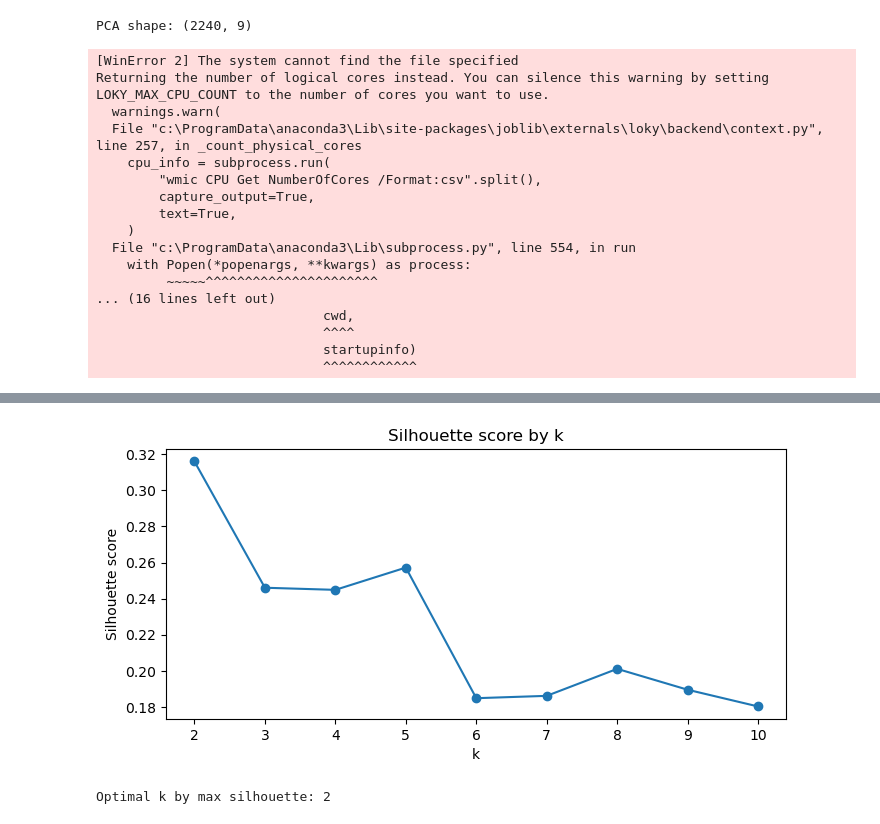
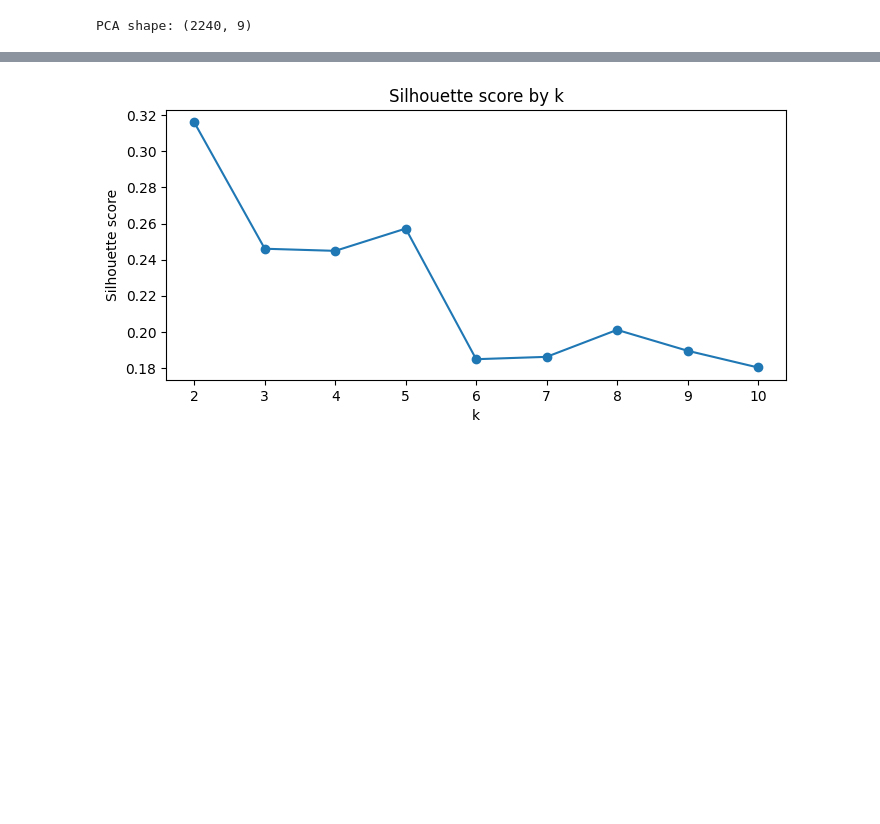
Before and after one commit to Sahgeek18/Customer_Segmentation, a Jupyter notebook: clustering_.ipynb, the cells around one changed output, grey strips where cells are left out. Cells and saved outputs as stored; diff of their text form; code cells hidden in the pictures; blank space fills up the shorter version.

```diff
--- a/clustering_.ipynb
+++ b/clustering_.ipynb
@@ -114,54 +140,37 @@ k_range = range(2, 11)
 inertias = []
 sil_scores = []
 
 for k in k_range:
     km = KMeans(n_clusters=k, random_state=42, n_init=10)
     labels = km.fit_predict(X_pca)
     inertias.append(km.inertia_)
     sil_scores.append(silhouette_score(X_pca, labels))
 
 # Plot inertia (elbow)
 plt.figure(figsize=(8,3.5))
 plt.plot(k_range, inertias, marker="o")
 plt.xlabel("k")
 plt.ylabel("Inertia")
 plt.title("Elbow method (inertia)")
 plt.xticks(k_range)
 plt.show()
 
 # Plot silhouette
 plt.figure(figsize=(8,3.5))
 plt.plot(k_range, sil_scores, marker="o")
 plt.xlabel("k")
 plt.ylabel("Silhouette score")
 plt.title("Silhouette score by k")
 plt.xticks(k_range)
 plt.show()
 
 # Auto-pick k by max silhouette (you can override after visual inspection)
-optimal_k = k_range[int(np.argmax(sil_scores))]
-print("Optimal k by max silhouette:", optimal_k)
+# optimal_k = k_range[int(np.argmax(sil_scores))]
+# print("Optimal k by max silhouette:", optimal_k)
+optimal_k = 3
 # %% [output]
-[WinError 2] The system cannot find the file specified
-Returning the number of logical cores instead. You can silence this warning by setting LOKY_MAX_CPU_COUNT to the number of cores you want to use.
-  warnings.warn(
-  File "c:\ProgramData\anaconda3\Lib\site-packages\joblib\externals\loky\backend\context.py", line 257, in _count_physical_cores
-    cpu_info = subprocess.run(
-        "wmic CPU Get NumberOfCores /Format:csv".split(),
-        capture_output=True,
-        text=True,
-    )
-  File "c:\ProgramData\anaconda3\Lib\subprocess.py", line 554, in run
-    with Popen(*popenargs, **kwargs) as process:
-         ~~~~~^^^^^^^^^^^^^^^^^^^^^^
-... (16 lines left out)
-                             cwd,
-                             ^^^^
-                             startupinfo)
-                             ^^^^^^^^^^^^
 [figure]
-[figure, old version]
+[figure, new version]
-Optimal k by max silhouette: 2
 # %%
 # 6) Final KMeans
 kmeans = KMeans(n_clusters=optimal_k, random_state=42, n_init=10)
```
Also changed, not shown: parts of 12 cells of this notebook.
